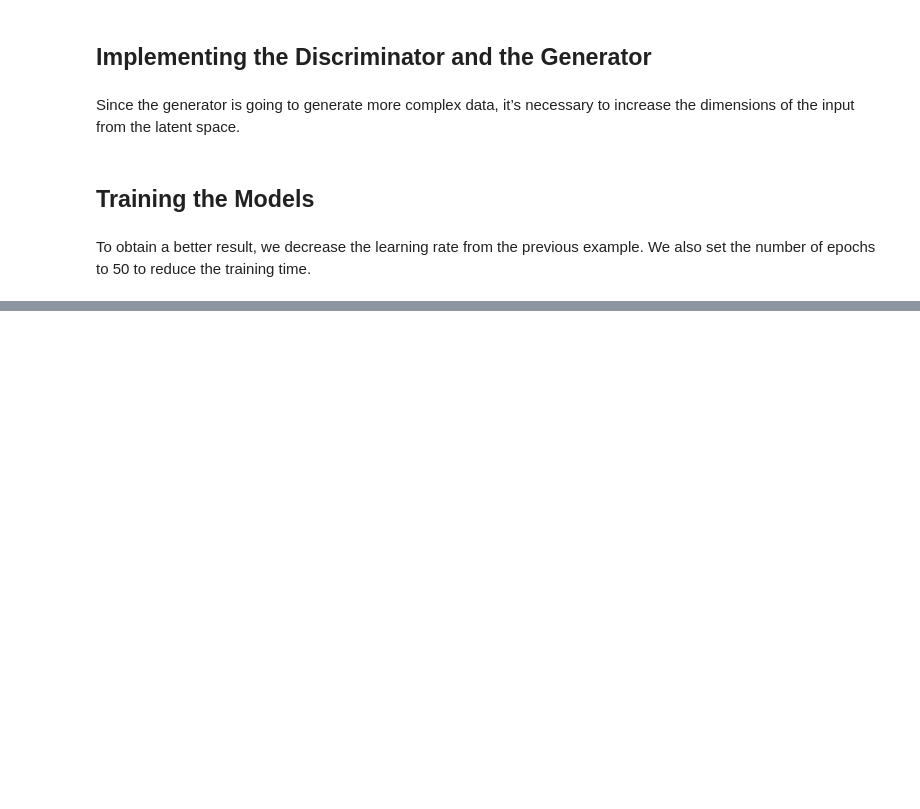
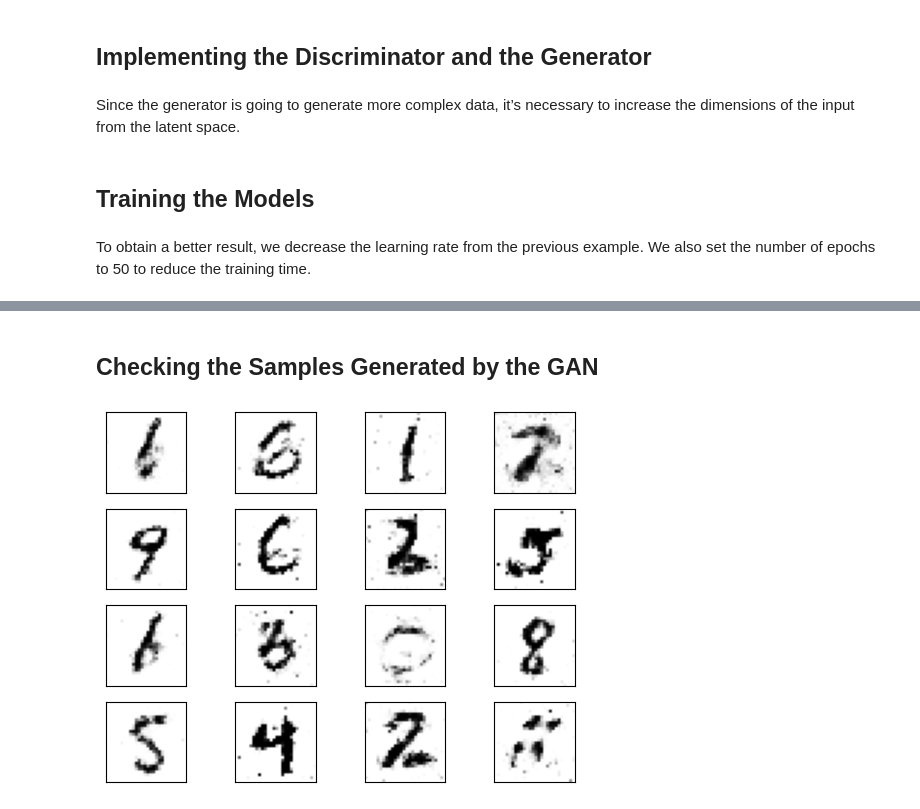
Before and after one commit to BehrangEbrahimi13/Repo_Paper_01, a Jupyter notebook: GANs.ipynb, the cells around one changed output, grey strips where cells are left out. Saved outputs shown, nothing was run; the diff lists cells and outputs as text; code cells hidden in the pictures; blank space fills up the shorter version.

Commit message:
Checking the Samples Generated by the GAN

```diff
--- a/GANs.ipynb
+++ b/GANs.ipynb
@@ -397,0 +398,20 @@ Epoch: 49 Loss G.: 1.2556443214416504
+# %% [markdown]
+## Checking the Samples Generated by the GAN
+# %%
+# Generate random samples in the latent space
+latent_space_samples = torch.randn(batch_size, 100).to(device=device)
+
+# Generate samples using the generator model
+generated_samples = generator(latent_space_samples)
+
+# Transfer generated samples to CPU and detach from the computational graph
+generated_samples = generated_samples.cpu().detach()
+
+# Display the generated samples
+for i in range(16):
+    ax = plt.subplot(4, 4, i + 1)
+    plt.imshow(generated_samples[i].reshape(28, 28), cmap="gray_r")
+    plt.xticks([])
+    plt.yticks([])
+# %% [output]
+[figure, added]
```
Also changed, not shown: parts of 1 cell of this notebook.
